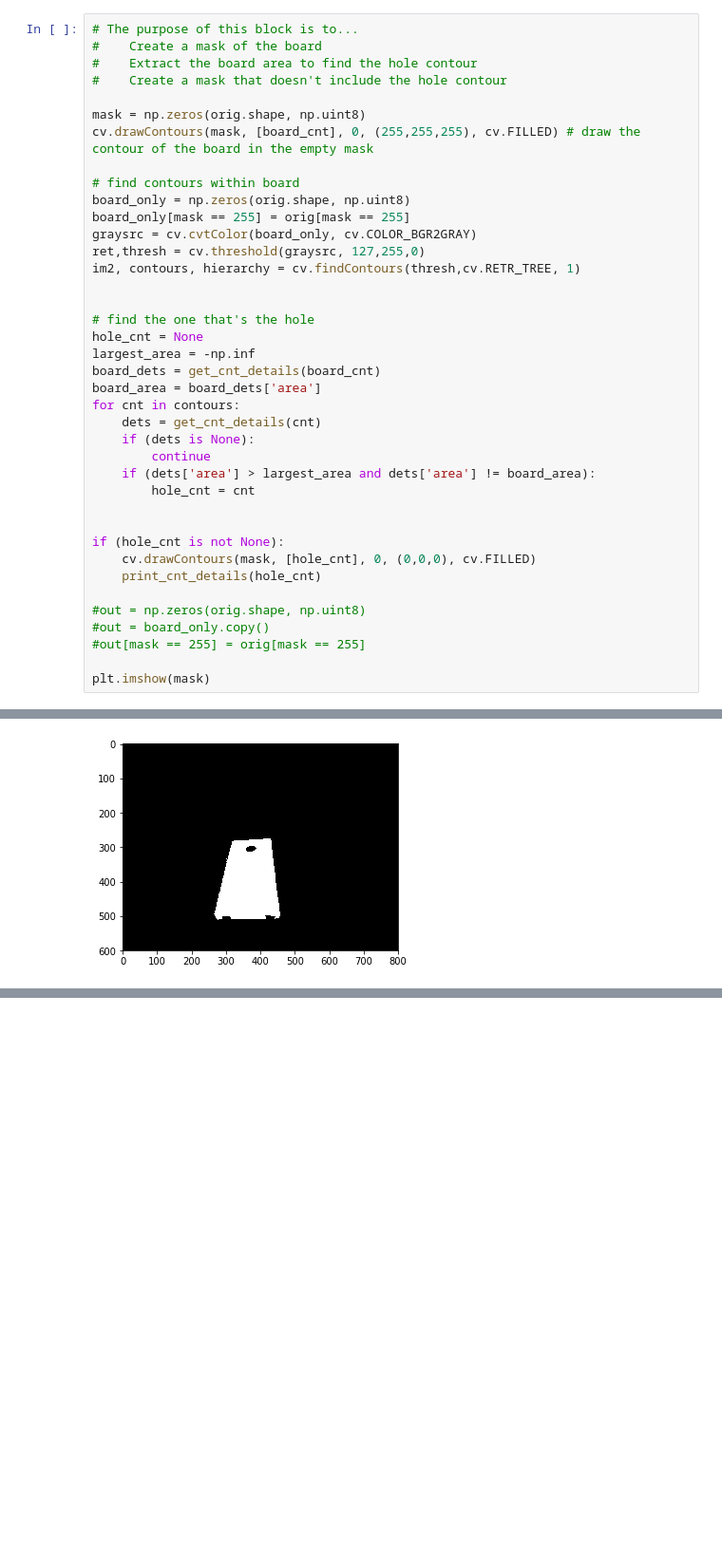
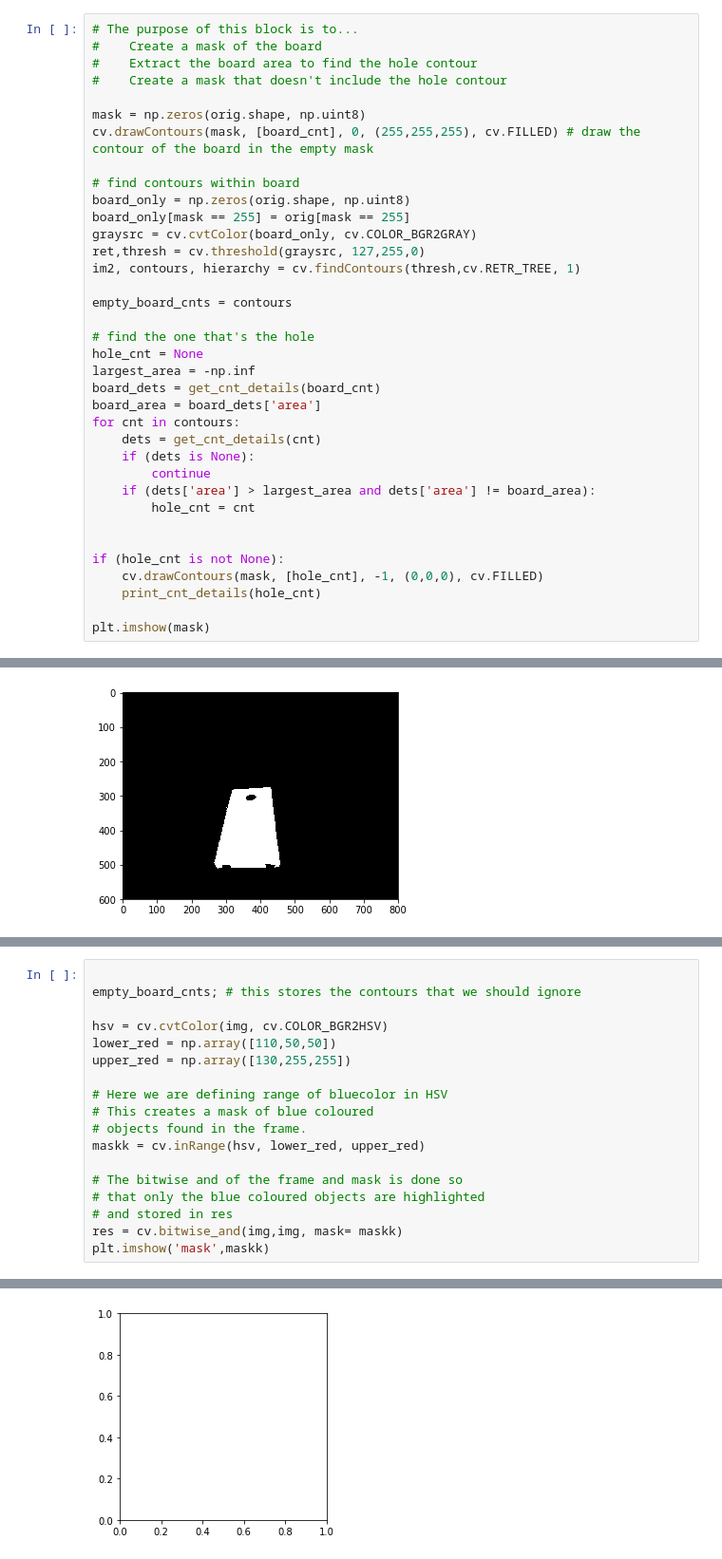
Before and after one commit to awlevin/cornhole-fiesta, a Jupyter notebook: opencv/NewestStable.ipynb, the cells around one changed output, grey strips where cells are left out. Shown at 95% size. Saved outputs shown, nothing was run; the diff lists cells and outputs as text; blank space fills up the shorter version.

```diff
--- a/opencv/NewestStable.ipynb
+++ b/opencv/NewestStable.ipynb
@@ -206,6 +206,7 @@ graysrc = cv.cvtColor(board_only, cv.COLOR_BGR2GRAY)
 ret,thresh = cv.threshold(graysrc, 127,255,0)
 im2, contours, hierarchy = cv.findContours(thresh,cv.RETR_TREE, 1)
 
+empty_board_cnts = contours
 
 # find the one that's the hole
 hole_cnt = None
@@ -221,13 +222,9 @@ for cnt in contours:
 
 
 if (hole_cnt is not None):
-    cv.drawContours(mask, [hole_cnt], 0, (0,0,0), cv.FILLED)
+    cv.drawContours(mask, [hole_cnt], -1, (0,0,0), cv.FILLED)
     print_cnt_details(hole_cnt)
 
-#out = np.zeros(orig.shape, np.uint8)
-#out = board_only.copy()
-#out[mask == 255] = orig[mask == 255]
-
 plt.imshow(mask)
 # %% [output]
 cx:  372        cy:  305        area:  344.5    perimeter:  76.18376553058624   vertices:  8
@@ -249,0 +255,19 @@ plt.imshow(board_w_bags_orig)
+# %%
+
+empty_board_cnts; # this stores the contours that we should ignore
+
+hsv = cv.cvtColor(img, cv.COLOR_BGR2HSV)
+lower_red = np.array([110,50,50])
+upper_red = np.array([130,255,255])
+
+# Here we are defining range of bluecolor in HSV
+# This creates a mask of blue coloured
+# objects found in the frame.
+maskk = cv.inRange(hsv, lower_red, upper_red)
+
+# The bitwise and of the frame and mask is done so
+# that only the blue coloured objects are highlighted
+# and stored in res
+res = cv.bitwise_and(img,img, mask= maskk)
+plt.imshow('mask',maskk)
+# %% [output]
@@ -249,0 +275 @@ plt.imshow(board_w_bags_orig)
+[figure, added]
```
Also changed, not shown: parts of 4 cells of this notebook.
